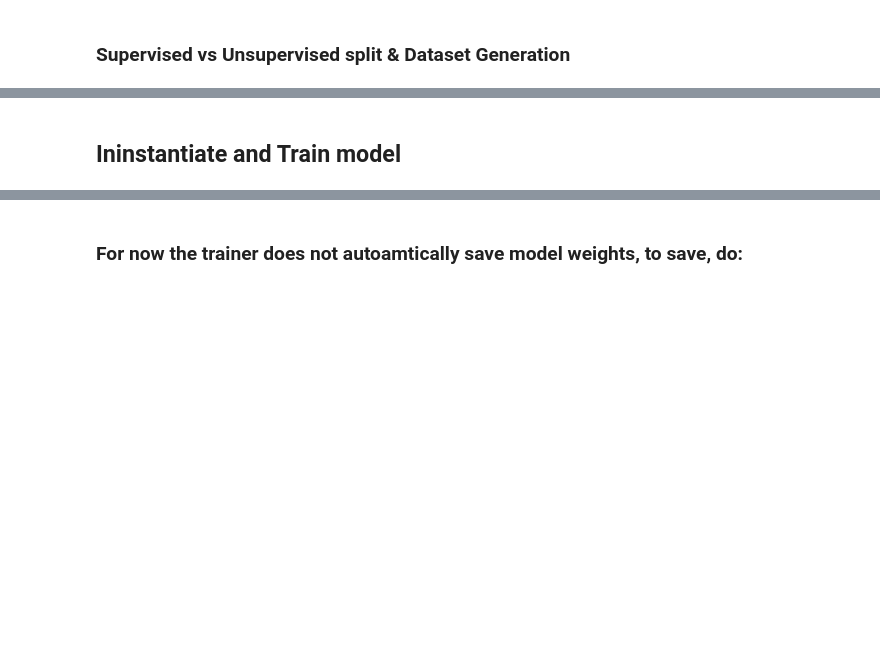
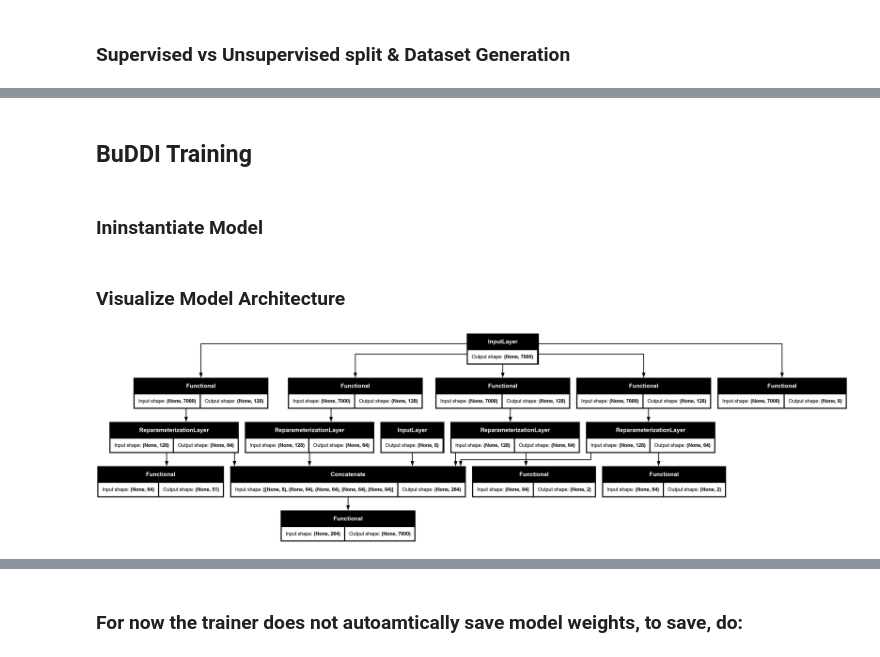
Before and after one commit to NDavidsonLab/buddi_v2, a Jupyter notebook: examples/3.train_buddi4.ipynb, the cells around one changed output, grey strips where cells are left out. Drawn from its saved outputs; the diff is of its cells as text; code cells hidden in the pictures; blank space fills up the shorter version.

```diff
--- a/examples/3.train_buddi4.ipynb
+++ b/examples/3.train_buddi4.ipynb
@@ -425,7 +457,9 @@ Unsupervised batch label shape: (16, 50)
 Unsupervised batch stim shape: (16, 2)
 Unsupervised batch samp_type shape: (16, 2)
+# %% [markdown]
+## BuDDI Training
 # %% [markdown]
-## Ininstantiate and Train model
+### Ininstantiate Model
 # %%
 from tensorflow.keras.losses import CategoricalCrossentropy, MeanAbsoluteError
 
@@ -466,3 +503,9 @@ supervised_buddi, unsupervised_buddi = build_buddi4(
     beta_kl_stim = KL_BETA,
     beta_kl_samp_type = KL_BETA,
 )
+# %% [markdown]
+### Visualize Model Architecture
+# %%
+plot_model(supervised_buddi, show_shapes=True)
+# %% [output]
+[figure, added]
```
Also changed, not shown: parts of 14 cells of this notebook.
